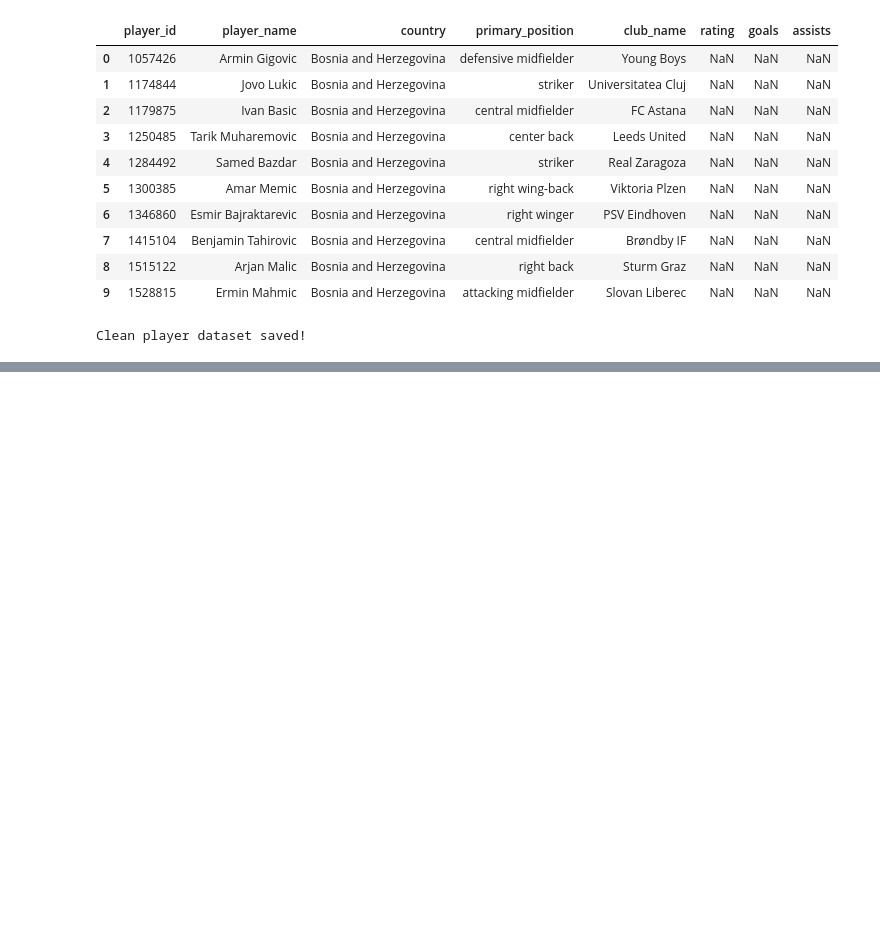
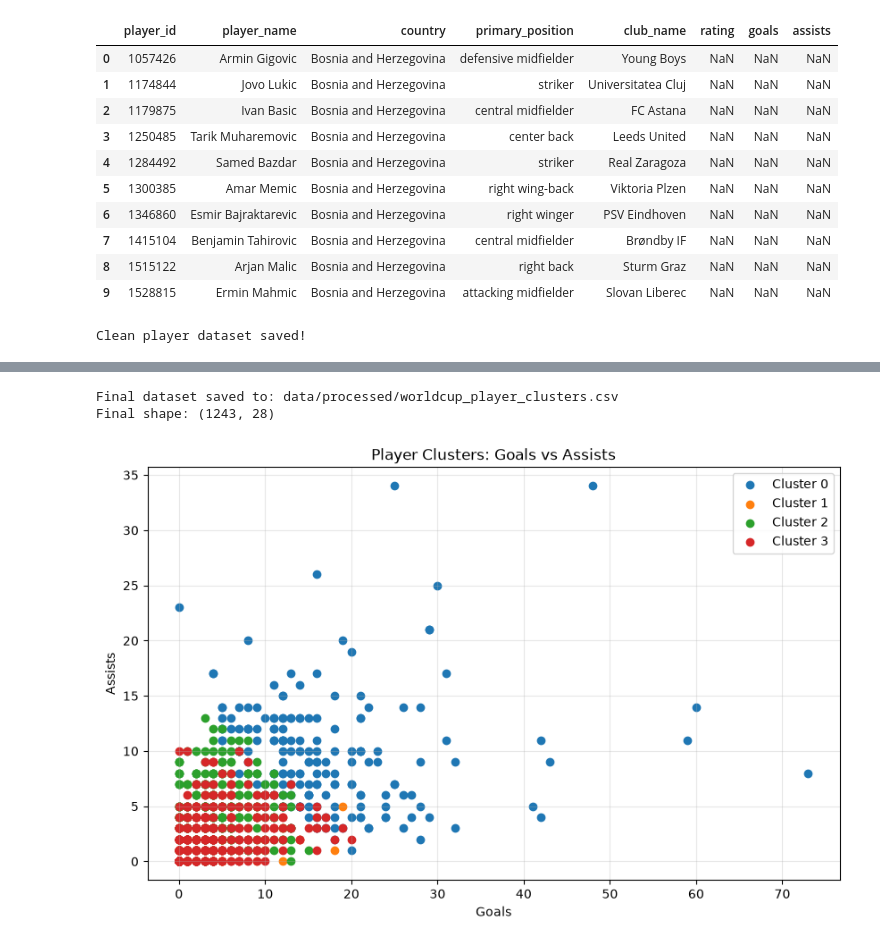
Before and after one commit to devendra35/WorldCup-Analytics, a Jupyter notebook: 01_data_exploration.ipynb, the cells around one changed output, grey strips where cells are left out. Drawn from its saved outputs; the diff is of its cells as text; code cells hidden in the pictures; blank space fills up the shorter version.

```diff
--- a/01_data_exploration.ipynb
+++ b/01_data_exploration.ipynb
@@ -1052,0 +4213,12 @@ Clean player dataset saved!
+# %%
+
+# ADD CLUSTER LABELS TO FULL DATASET
+
+
+model_clustered = model_df.copy()
+
+model_clustered["cluster"] = cluster_labels
+
+print("Final shape:", model_clustered.shape)
+print("\nCluster distribution:")
+print(model_clustered["cluster"].value_counts().sort_index())
@@ -1052,0 +4396,17 @@ Clean player dataset saved!
+# %%
+
+# SAVE FINAL CLUSTERED DATASET
+
+import os
+
+os.makedirs("data/processed", exist_ok=True)
+
+final_path = "data/processed/worldcup_player_clusters.csv"
+
+model_clustered.to_csv(final_path, index=False)
+
+print(f"Final dataset saved to: {final_path}")
+print("Final shape:", model_clustered.shape)
+# %% [output]
+Final dataset saved to: data/processed/worldcup_player_clusters.csv
+Final shape: (1243, 28)
@@ -1052,0 +4415,26 @@ Clean player dataset saved!
+# %%
+
+# CLUSTER VISUALIZATION
+
+
+import matplotlib.pyplot as plt
+
+plt.figure(figsize=(10, 6))
+
+for cluster in sorted(model_clustered["cluster"].unique()):
+    data = model_clustered[model_clustered["cluster"] == cluster]
+
+    plt.scatter(
+        data["goals"],
+        data["assists"],
+        label=f"Cluster {cluster}"
+    )
+
+plt.xlabel("Goals")
+plt.ylabel("Assists")
+plt.title("Player Clusters: Goals vs Assists")
+plt.legend()
+plt.grid(alpha=0.3)
+plt.show()
+# %% [output]
+[figure, added]
```
Also changed, not shown: parts of 132 cells of this notebook, 9 other files.
